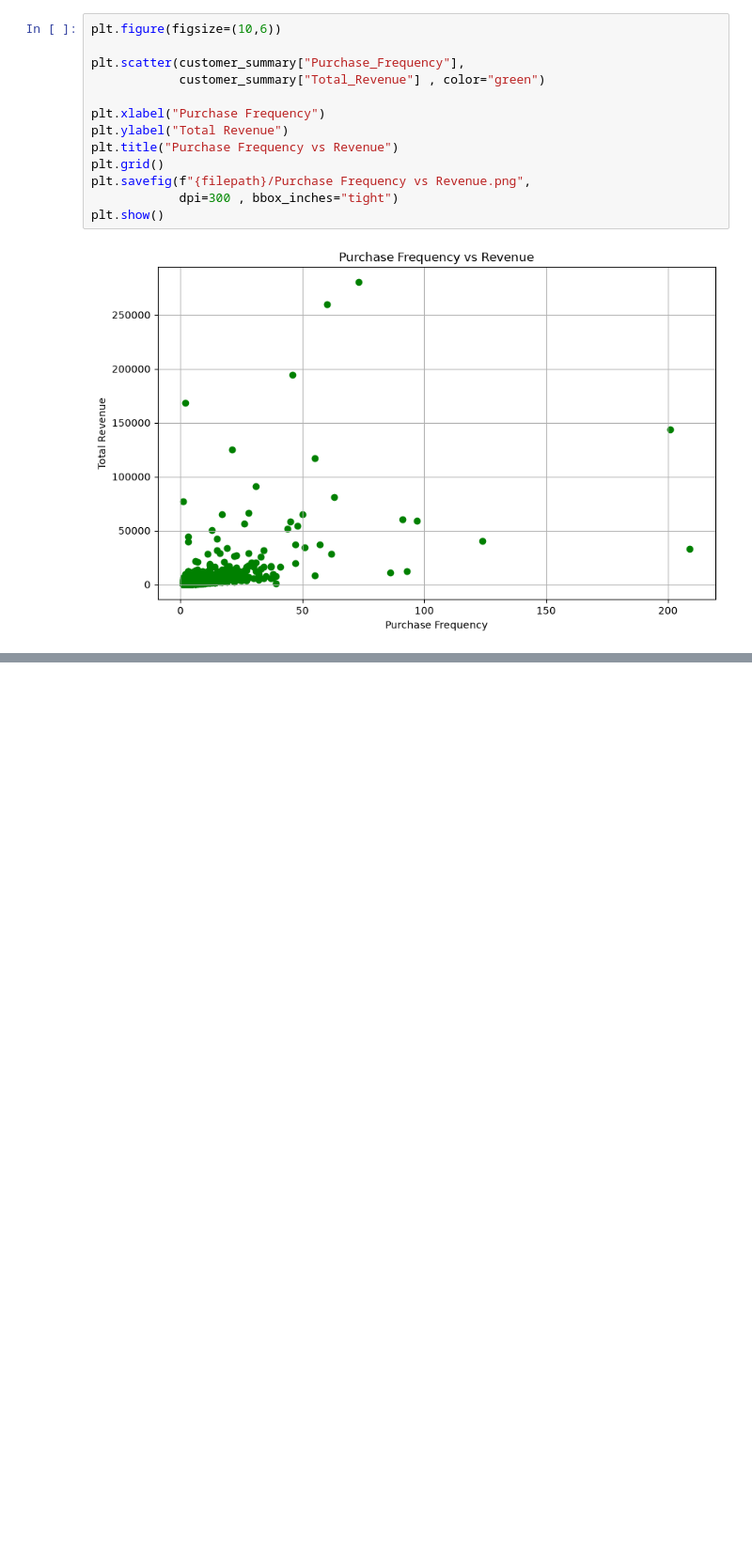
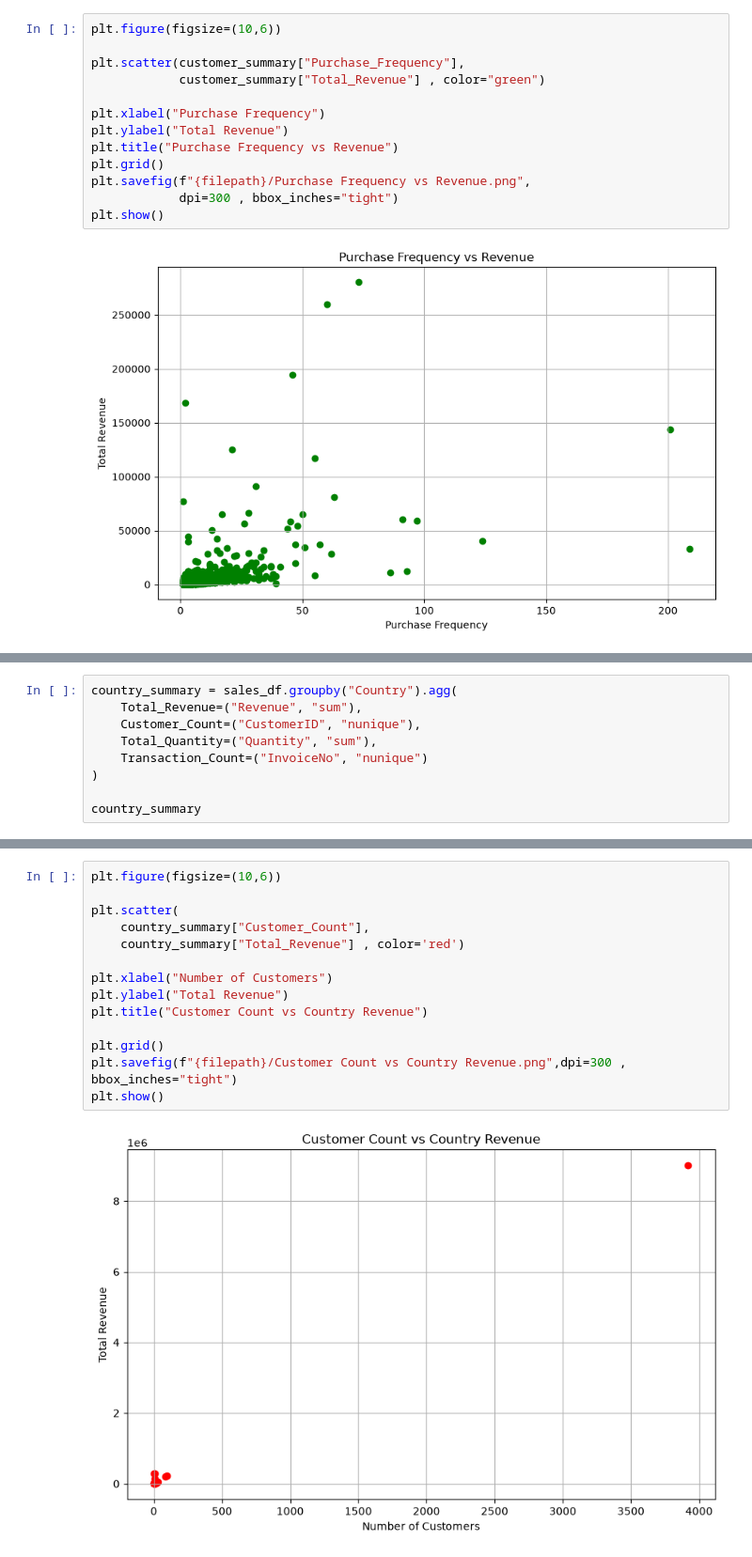
Before and after one commit to vikasa-y/Online-Retail-Sales-Analysis, a Jupyter notebook: Notebooks/Online_Retail_Eda.ipynb, the cells around one changed output, grey strips where cells are left out. Shown at 94% size. Cells and saved outputs as stored; diff of their text form; blank space fills up the shorter version.

```diff
--- a/Notebooks/Online_Retail_Eda.ipynb
+++ b/Notebooks/Online_Retail_Eda.ipynb
@@ -1796,0 +1940,9 @@ plt.show()
+# %%
+country_summary = sales_df.groupby("Country").agg(
+    Total_Revenue=("Revenue", "sum"),
+    Customer_Count=("CustomerID", "nunique"),
+    Total_Quantity=("Quantity", "sum"),
+    Transaction_Count=("InvoiceNo", "nunique")
+)
+
+country_summary
@@ -1796,0 +1968,16 @@ plt.show()
+# %%
+plt.figure(figsize=(10,6))
+
+plt.scatter(
+    country_summary["Customer_Count"],
+    country_summary["Total_Revenue"] , color='red')
+
+plt.xlabel("Number of Customers")
+plt.ylabel("Total Revenue")
+plt.title("Customer Count vs Country Revenue")
+
+plt.grid()
+plt.savefig(f"{filepath}/Customer Count vs Country Revenue.png",dpi=300 , bbox_inches="tight")
+plt.show()
+# %% [output]
+[figure, added]
```
Also changed, not shown: parts of 18 cells of this notebook.
